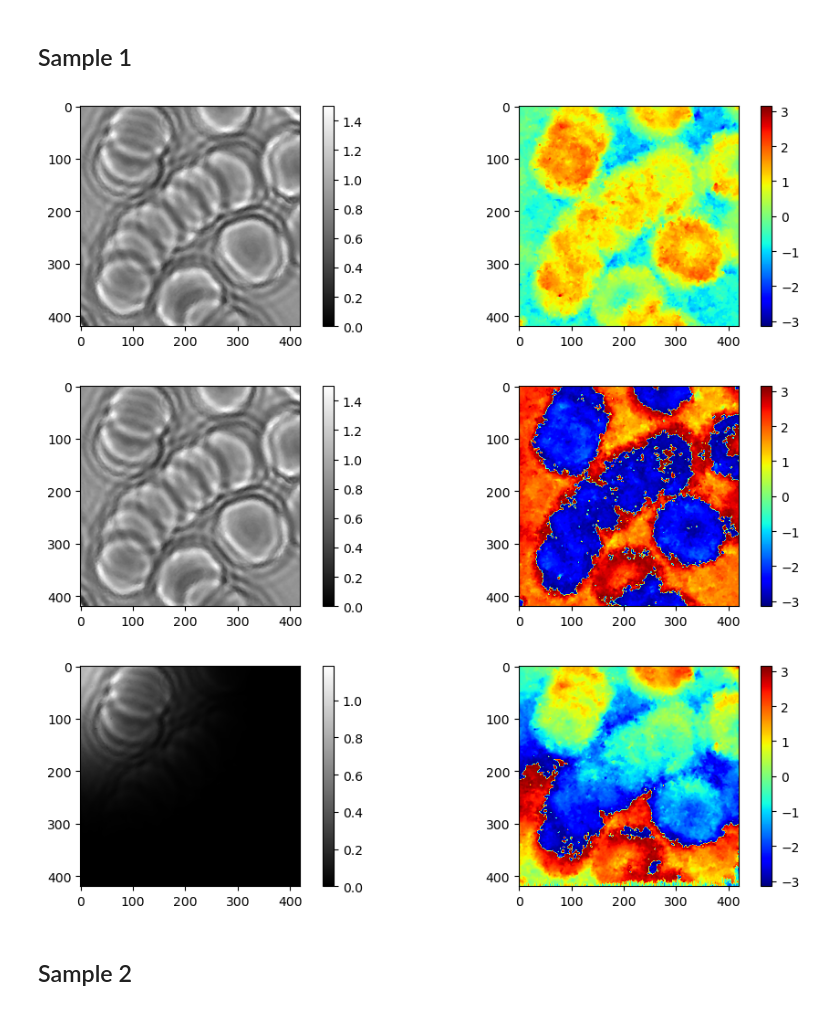
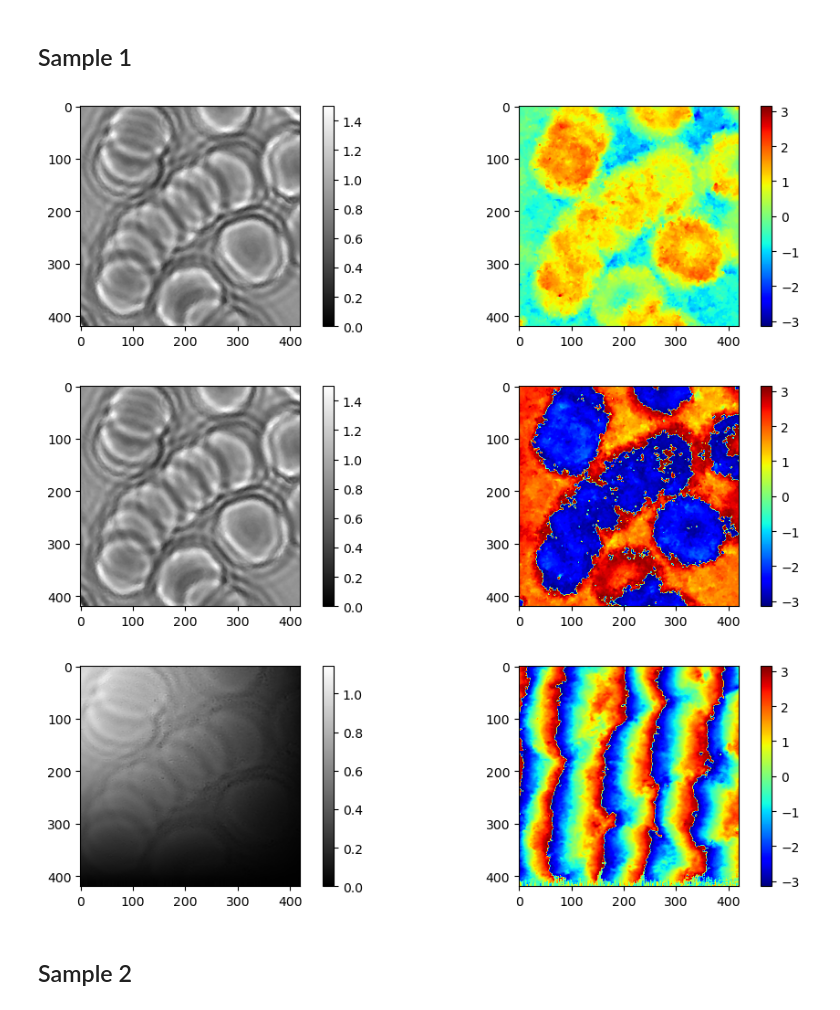
Before and after one commit to Muhammad-Kazim/wave_prop_package, a Jupyter notebook: examples/v3_tilt_real_object.ipynb, the cells around one changed output. Cells and saved outputs as stored; diff of their text form; code cells hidden in the pictures.

```diff
--- a/examples/v3_tilt_real_object.ipynb
+++ b/examples/v3_tilt_real_object.ipynb
@@ -47,36 +47,36 @@ _ = wave_obj.propogate(5e-6)
 fig, axs = plt.subplots(1, 2, figsize=(10, 3), tight_layout=True)
 cp_amp = axs[0].imshow(np.abs(wave_obj.wavefield_z1)**2, vmax=1.5, vmin=0., cmap='gray')
 cp_ang = axs[1].imshow(np.angle(wave_obj.wavefield_z1), vmin=-1*np.pi, vmax=np.pi, cmap='jet')
 
 plt.colorbar(cp_amp, ax=axs[0])
 plt.colorbar(cp_ang, ax=axs[1])
 
 plt.show()
 
 # x = np.linspace(0, 420, 420)
 # y = np.linspace(0, 420, 420)
 
 # X, Y = np.meshgrid(x, y, indexing='ij')
 # Z = 1e-3*X + 1e-3*Y
 
 # seems like non-linear amplitude modulation
 # needs to be fixed before use
-wavefield_obj = wave_obj.obliquePlaneProp(rotation=[2, 5], degrees=True, samples_ref_spectrum=420*4, shift=False)
+wavefield_obj = wave_obj.obliquePlaneProp(rotation=[30, 0], degrees=True, samples_ref_spectrum=420*4, shift=False)
 
 fig, axs = plt.subplots(1, 2, figsize=(10, 3), tight_layout=True)
-cp_amp = axs[0].imshow(np.abs(wavefield_obj)**2, vmin=0., cmap='gray',
+cp_amp = axs[0].imshow(np.abs(wavefield_obj)**0.45, vmin=0., cmap='gray',
                     #    extent=(0, 420*6.45, 0, 420*6.45)
                        )
 cp_ang = axs[1].imshow(np.angle(wavefield_obj), vmin=-1*np.pi, vmax=np.pi, cmap='jet')
 
 plt.colorbar(cp_amp, ax=axs[0])
 plt.colorbar(cp_ang, ax=axs[1])
 # axs[0].grid()
 plt.show()
 # %% [output]
 [figure]
 [figure]
-[figure, old version]
+[figure, new version]
 # %% [markdown]
 ## Sample 2
 # %%
```
Also changed, not shown: parts of 2 cells of this notebook, 2 other files.
